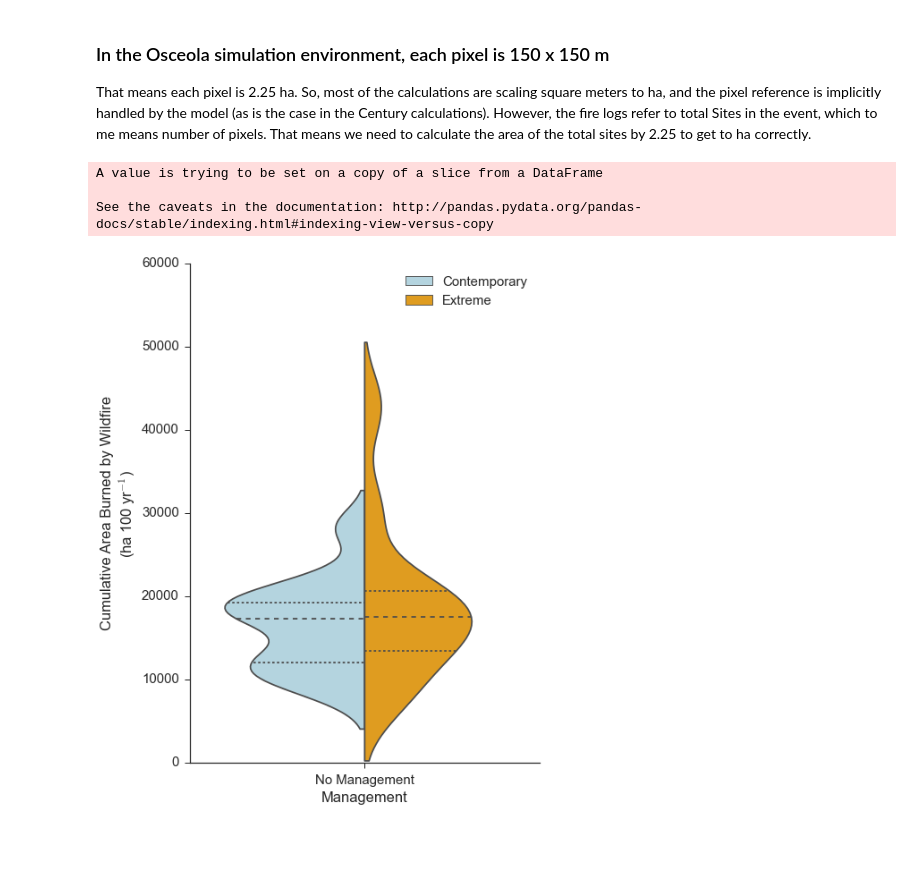
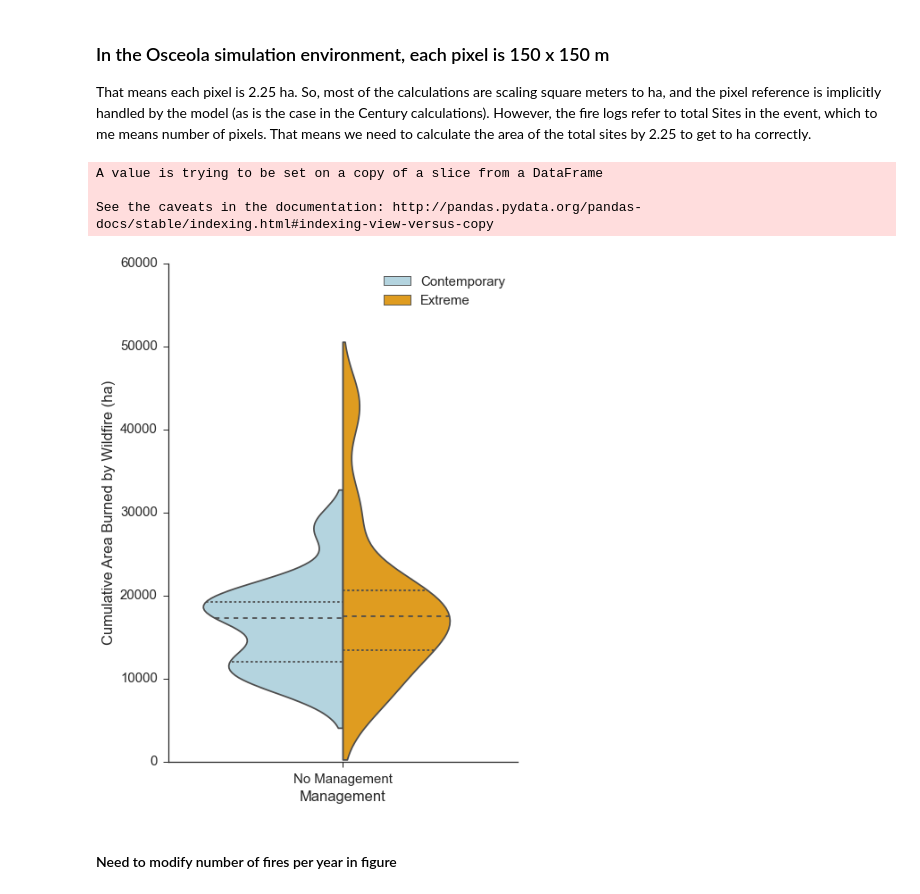
Before and after one commit to djkrofch/Osceola, a Jupyter notebook: OsceolaOutput.ipynb, the cells around one changed output. Saved outputs shown, nothing was run; the diff lists cells and outputs as text; code cells hidden in the pictures; blank space fills up the shorter version.

```diff
--- a/OsceolaOutput.ipynb
+++ b/OsceolaOutput.ipynb
@@ -170,23 +170,25 @@ That means each pixel is 2.25 ha. So, most of the calculations are scaling squar
 # %%
 sumFiresByRep = flog.groupby(['rep', 'sim']).sum().reset_index()
 sumFiresByRep['Management'] = 'No Management'
 sumFiresByRep['FW'] = 'Contemporary'
 sumFiresByRep.FW[sumFiresByRep.sim == 'Osceola_Noman_Extreme'] = 'Extreme'
 
 sumFiresByRep['AreaInHa'] = sumFiresByRep.TotalSitesInEvent * 2.25
 sns.set_context('notebook', font_scale=1.5)
 f, (ax1) = plt.subplots(1,1, figsize =(7,10))
 
 sns.violinplot(y = 'AreaInHa', x = 'Management',
                hue = 'FW', inner = 'quartile',
                palette = ['lightblue','orange'],
                data = sumFiresByRep, split = True, bw=.4,
                ax = ax1)
 ax1.legend(loc = 1)
-ax1.set_ylabel('Cumulative Area Burned by Wildfire \n(ha 100 yr$^{-1}$)')
+ax1.set_ylabel('Cumulative Area Burned by Wildfire (ha)')
 sns.despine()
 # %% [output]
 A value is trying to be set on a copy of a slice from a DataFrame
 
 See the caveats in the documentation: http://pandas.pydata.org/pandas-docs/stable/indexing.html#indexing-view-versus-copy
-[figure, old version]
+[figure, new version]
+# %% [markdown]
+#### Need to modify number of fires per year in figure
```
